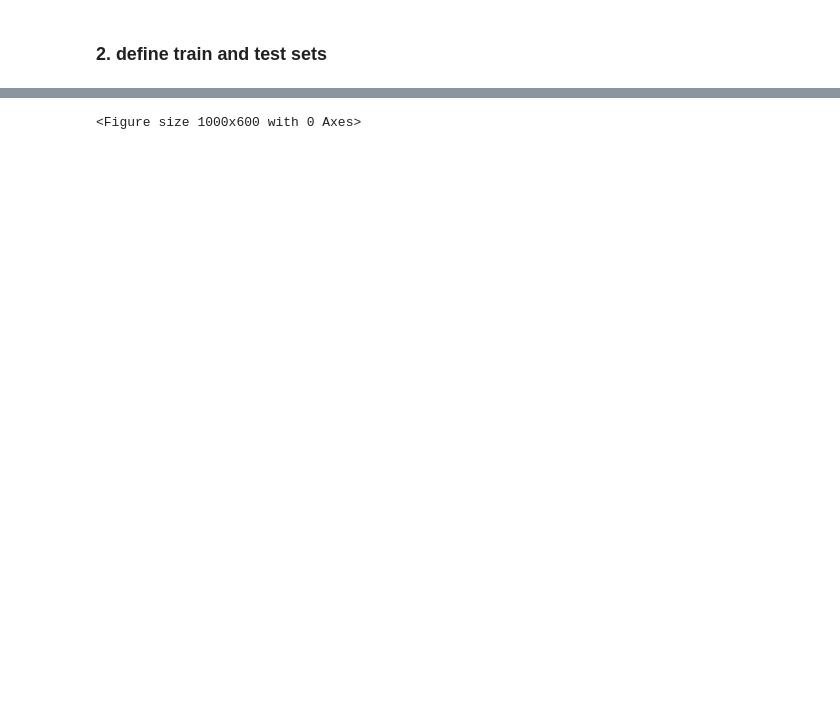
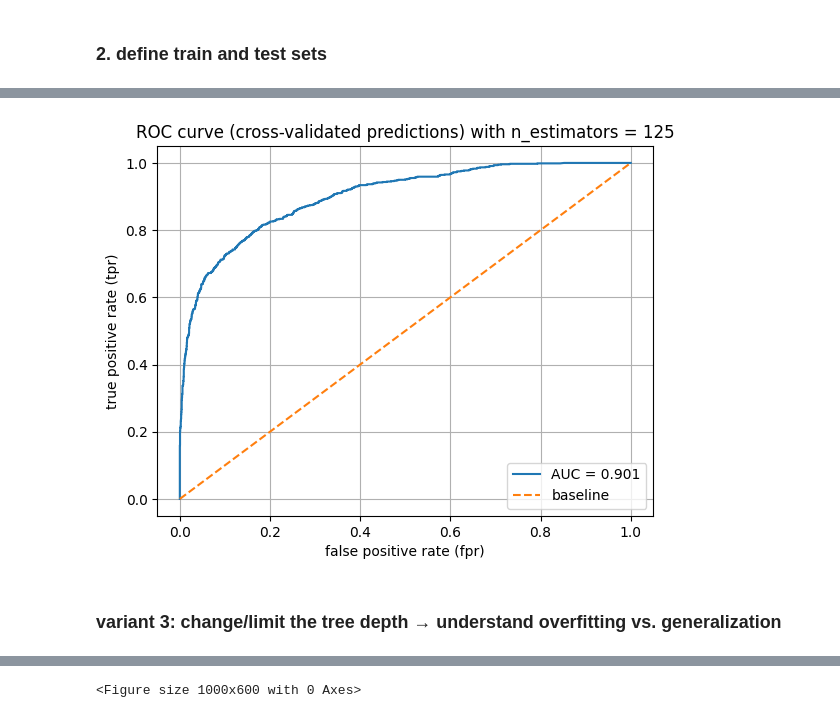
Before and after one commit to nisharonn/US-Economic-Recovery-Post-COVID-19, a Jupyter notebook: rand_forest.ipynb, the cells around one changed output, grey strips where cells are left out. Saved outputs shown, nothing was run; the diff lists cells and outputs as text; code cells hidden in the pictures; blank space fills up the shorter version.

```diff
--- a/rand_forest.ipynb
+++ b/rand_forest.ipynb
@@ -130,0 +267,33 @@ results.head()
+# %%
+# roc curve and auc with best n_estimators
+best_n = df['cv_f1_score'].idxmax()
+
+best_var2_rfc = RandomForestClassifier(
+    class_weight='balanced',
+    n_estimators=best_n,
+    random_state=RANDOM_STATE,
+    max_depth=8
+)
+
+# retrain model with best n_estimators
+
+best_var2_rfc.fit(X_train_best, y_train)
+y_pred_proba_best = cross_val_predict(best_var1_rfc, X_train_best, y_train, cv=kf, method="predict_proba")
+y_scores_best = y_pred_proba_best[:, 1]
+fpr_best, tpr_best, thresholds_best = roc_curve(y_train, y_scores_best)
+roc_auc_best = auc(fpr_best, tpr_best)
+
+# plot curve
+plt.figure()
+plt.plot(fpr_best, tpr_best, label=f"AUC = {roc_auc_best:.3f}")
+plt.plot([0, 1], [0, 1], linestyle="--", label='baseline')   # baseline
+plt.grid()
+plt.xlabel("false positive rate (fpr)")
+plt.ylabel("true positive rate (tpr)")
+plt.title(f"ROC curve (cross-validated predictions) with n_estimators = {best_n}")
+plt.legend(loc="lower right")
+plt.show()
+# %% [output]
+[figure, added]
+# %% [markdown]
+### variant 3:  change/limit the tree depth → understand overfitting vs. generalization
```
Also changed, not shown: parts of 31 cells of this notebook, 6 other files.
